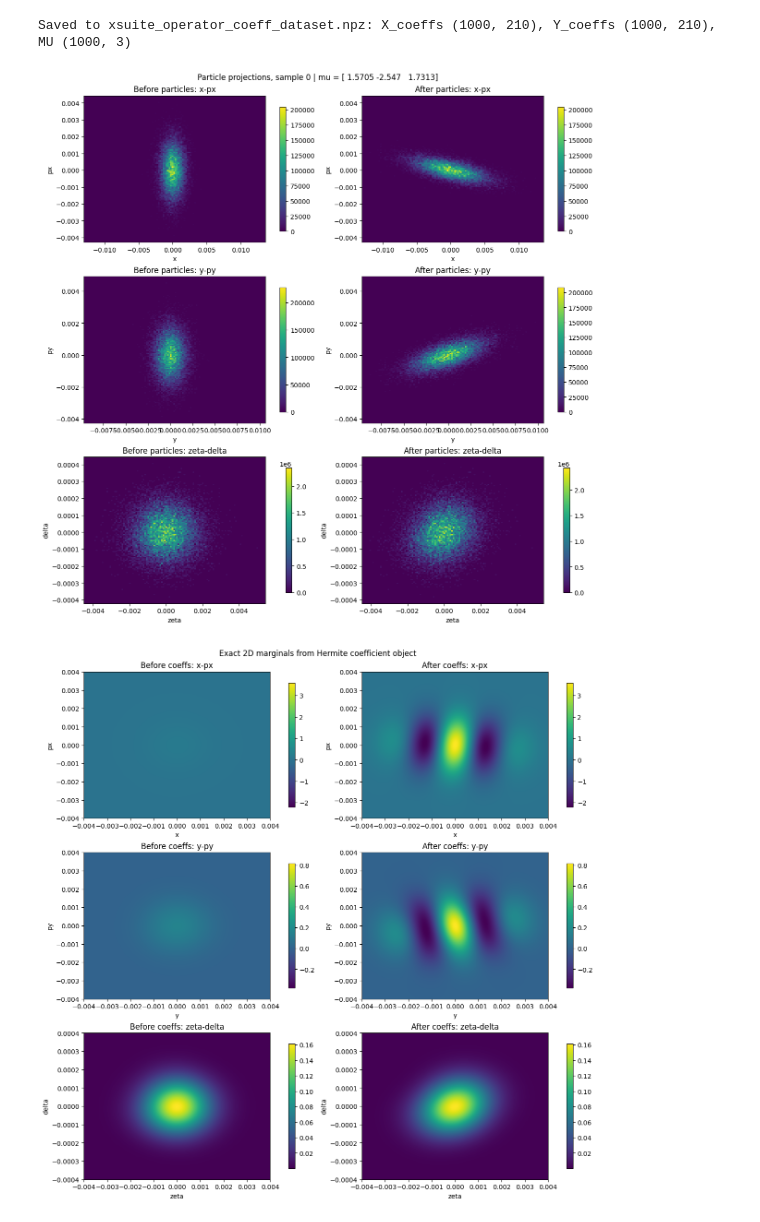
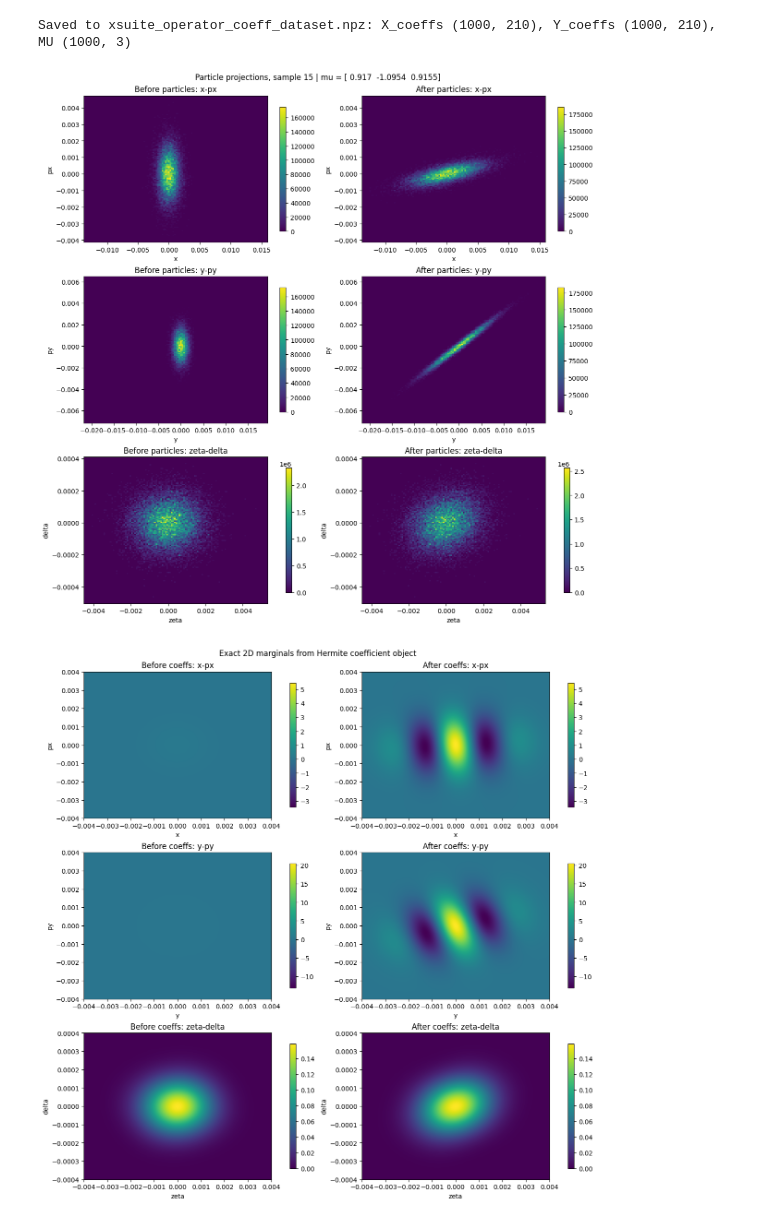
Before and after one commit to SantiagoM1227/ML4CollEffects, a Jupyter notebook: notebooks/40_Neural_Operators/Neural_Ops.ipynb, the cells around one changed output. Cells and saved outputs as stored; diff of their text form; code cells hidden in the pictures.

```diff
--- a/notebooks/40_Neural_Operators/Neural_Ops.ipynb
+++ b/notebooks/40_Neural_Operators/Neural_Ops.ipynb
@@ -1293,22 +1289,23 @@ build_operator_coeff_dataset(
 # %% [output]
 Saved to xsuite_operator_coeff_dataset.npz: X_coeffs (1000, 210), Y_coeffs (1000, 210), MU (1000, 3)
 # %%
-plot_particle_phase_space_projections("xsuite_operator_coeff_dataset.npz", idx=0)
+
+plot_particle_phase_space_projections("xsuite_operator_coeff_dataset.npz", idx=idx_random)
 # %% [output]
-[figure, old version]
+[figure, new version]
 # %%
 data = np.load("xsuite_operator_coeff_dataset.npz")
 basis = basis_from_saved_dataset("xsuite_operator_coeff_dataset.npz")
-
+idx_random = np.random.default_rng(123).choice(1000)
 plot_coeff_phase_space_projections(
-    coeffs_before=data["X_coeffs"][0],
-    coeffs_after=data["Y_coeffs"][0],
+    coeffs_before=data["X_coeffs"][idx_random],
+    coeffs_after=data["Y_coeffs"][idx_random],
     basis=basis,
     grid_points=220,
     u_range=(-4, 4),
 )
 # %% [output]
-[figure, old version]
+[figure, new version]
 # %%
 device = "cuda" if torch is not None and torch.cuda.is_available() else "cpu"
 print(f"Training on device: {device}")
```
Also changed, not shown: parts of 9 cells of this notebook, 5 other files.
